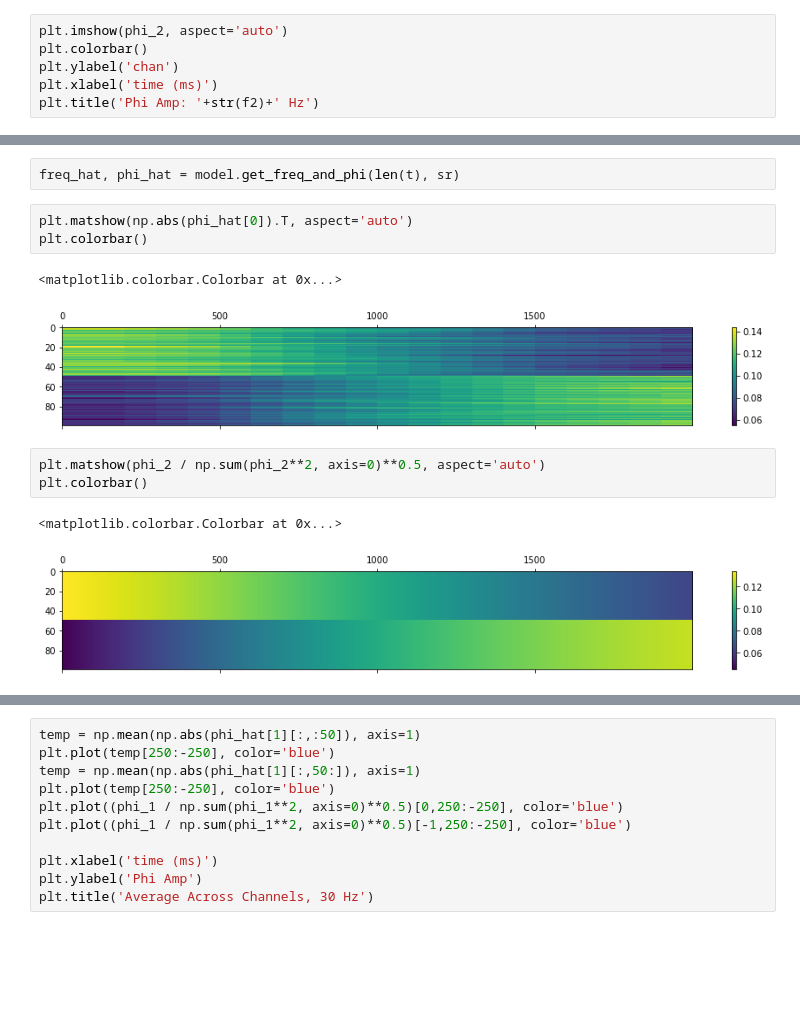
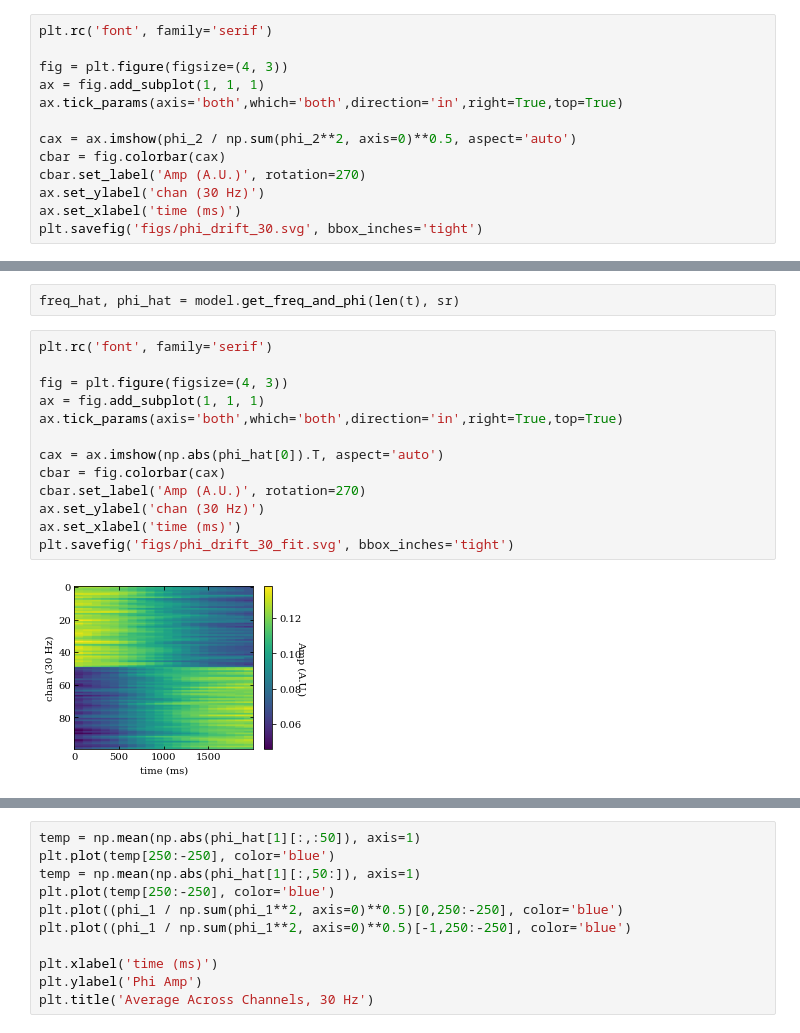
Before and after one commit to learning-2-learn/nsdmd, a Jupyter notebook: examples/spatial_drift_demo.ipynb, the cells around one changed output, grey strips where cells are left out. Saved outputs shown, nothing was run; the diff lists cells and outputs as text; blank space fills up the shorter version.

```diff
--- a/examples/spatial_drift_demo.ipynb
+++ b/examples/spatial_drift_demo.ipynb
@@ -48,7 +54,14 @@ Text(0.5, 1.0, 'Phi Amp: 17 Hz')
 # %%
-plt.imshow(phi_2, aspect='auto')
-plt.colorbar()
-plt.ylabel('chan')
-plt.xlabel('time (ms)')
-plt.title('Phi Amp: '+str(f2)+' Hz')
+plt.rc('font', family='serif')
+
+fig = plt.figure(figsize=(4, 3))
+ax = fig.add_subplot(1, 1, 1)
+ax.tick_params(axis='both',which='both',direction='in',right=True,top=True)
+
+cax = ax.imshow(phi_2 / np.sum(phi_2**2, axis=0)**0.5, aspect='auto')
+cbar = fig.colorbar(cax)
+cbar.set_label('Amp (A.U.)', rotation=270)
+ax.set_ylabel('chan (30 Hz)')
+ax.set_xlabel('time (ms)')
+plt.savefig('figs/phi_drift_30.svg', bbox_inches='tight')
 # %% [output]
@@ -114,14 +126,17 @@ plt.savefig('recentImage')
 # %%
 freq_hat, phi_hat = model.get_freq_and_phi(len(t), sr)
 # %%
-plt.matshow(np.abs(phi_hat[0]).T, aspect='auto')
-plt.colorbar()
+plt.rc('font', family='serif')
+
+fig = plt.figure(figsize=(4, 3))
+ax = fig.add_subplot(1, 1, 1)
+ax.tick_params(axis='both',which='both',direction='in',right=True,top=True)
+
+cax = ax.imshow(np.abs(phi_hat[0]).T, aspect='auto')
+cbar = fig.colorbar(cax)
+cbar.set_label('Amp (A.U.)', rotation=270)
+ax.set_ylabel('chan (30 Hz)')
+ax.set_xlabel('time (ms)')
+plt.savefig('figs/phi_drift_30_fit.svg', bbox_inches='tight')
 # %% [output]
-<matplotlib.colorbar.Colorbar at 0x...>
-[figure, old version]
+[figure, new version]
-# %%
-plt.matshow(phi_2 / np.sum(phi_2**2, axis=0)**0.5, aspect='auto')
-plt.colorbar()
-# %% [output]
-<matplotlib.colorbar.Colorbar at 0x...>
-[figure, removed]
```
Also changed, not shown: parts of 8 cells of this notebook, 6 other files.
